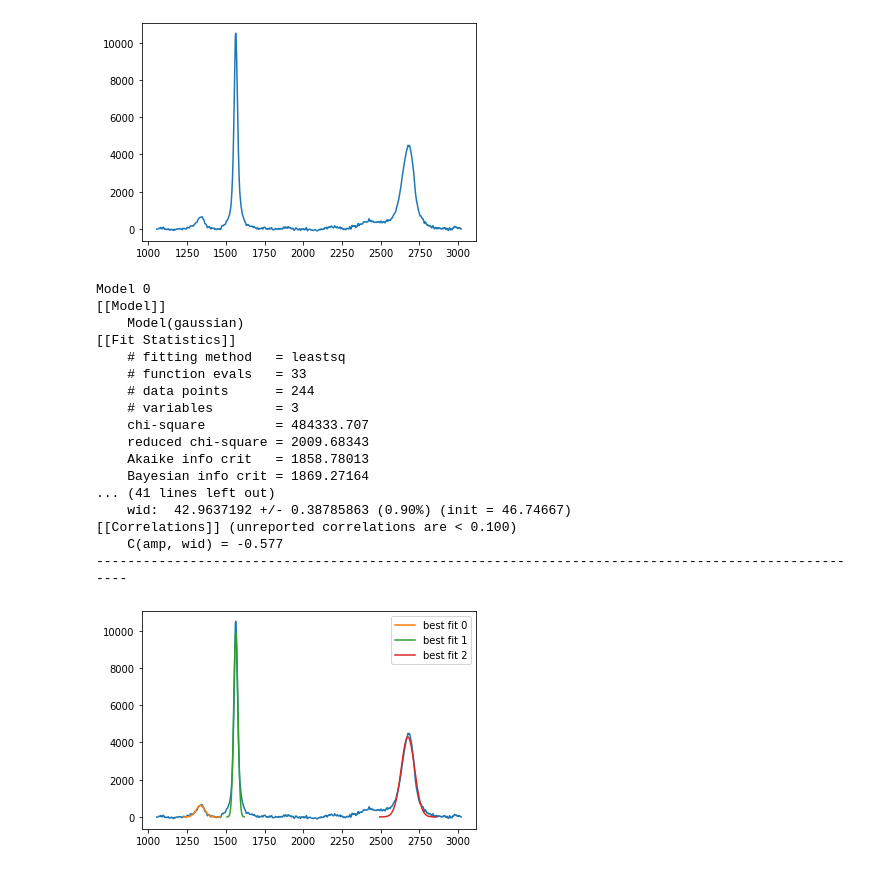
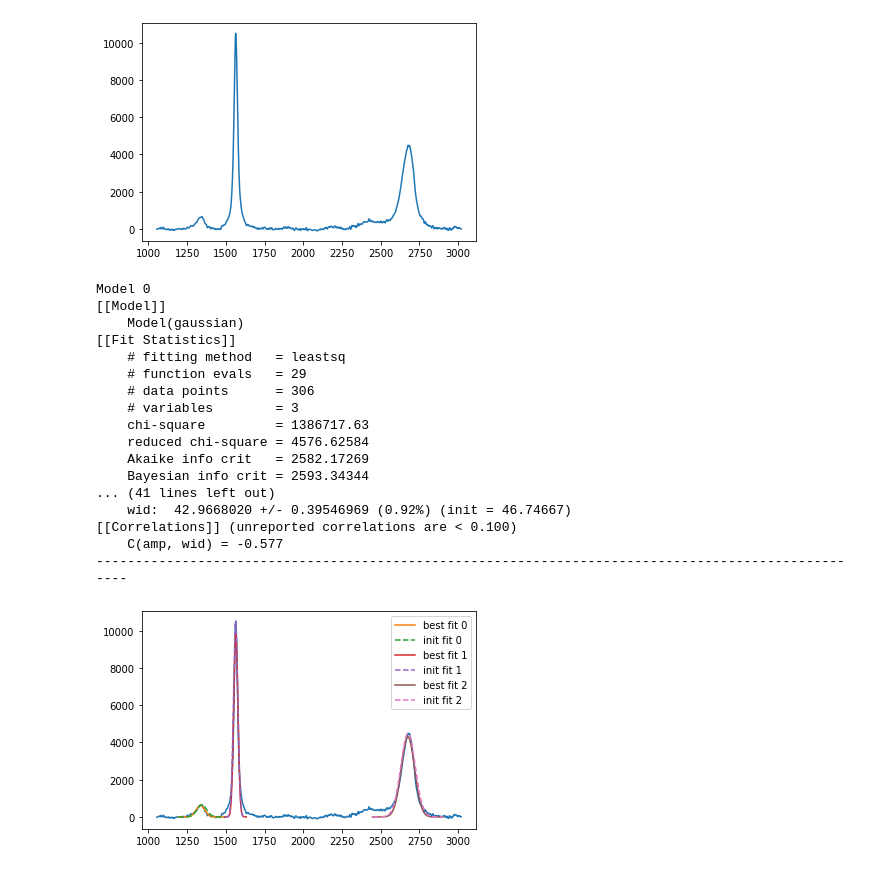
Before and after one commit to yuyangweng/Project, a Jupyter notebook: peak_fitting.ipynb, the cells around one changed output. Cells and saved outputs as stored; diff of their text form; code cells hidden in the pictures.

```diff
--- a/peak_fitting.ipynb
+++ b/peak_fitting.ipynb
@@ -58,39 +58,46 @@ def gaussian(x, amp, cen, wid):
 # %%
 peaks, _ = find_peaks(df.intensity, height=500,distance=150,width=20)
 widths=peak_widths(df.intensity, peaks, rel_height=0.5)
 
 wid=widths[0]/2
 gmodel = Model(gaussian)
 plt.plot(df.raman_shift, df.intensity)
 
+
+# x=df.raman_shift
+# y=df.intensity
+
 for index, peak in enumerate(peaks):
-  range=int(wid[index]*4)
+  range=int(wid[index]*5)
+
   x=df.raman_shift[peak-range:peak+range]
   y=df.intensity[peak-range:peak+range]
+
   result = gmodel.fit(y, x=x, amp=df.intensity[peak], cen=df.raman_shift[peak], wid=wid[index])
   plt.plot(x, result.best_fit, '-', label='best fit '+str(index))
+  plt.plot(x, result.init_fit, '--', label='init fit '+str(index))
   print("Model "+str(index))
   print(result.fit_report())
   print('-'*100)
 
 plt.legend()
 plt.show()
 # %% [output]
 Model 0
 [[Model]]
     Model(gaussian)
 [[Fit Statistics]]
     # fitting method   = leastsq
-    # function evals   = 33
-    # data points      = 244
+    # function evals   = 29
+    # data points      = 306
     # variables        = 3
-    chi-square         = 484333.707
-    reduced chi-square = 2009.68343
-    Akaike info crit   = 1858.78013
-    Bayesian info crit = 1869.27164
+    chi-square         = 1386717.63
+    reduced chi-square = 4576.62584
+    Akaike info crit   = 2582.17269
+    Bayesian info crit = 2593.34344
 ... (41 lines left out)
-    wid:  42.9637192 +/- 0.38785863 (0.90%) (init = 46.74667)
+    wid:  42.9668020 +/- 0.39546969 (0.92%) (init = 46.74667)
 [[Correlations]] (unreported correlations are < 0.100)
     C(amp, wid) = -0.577
 ----------------------------------------------------------------------------------------------------
-[figure, old version]
+[figure, new version]
```
